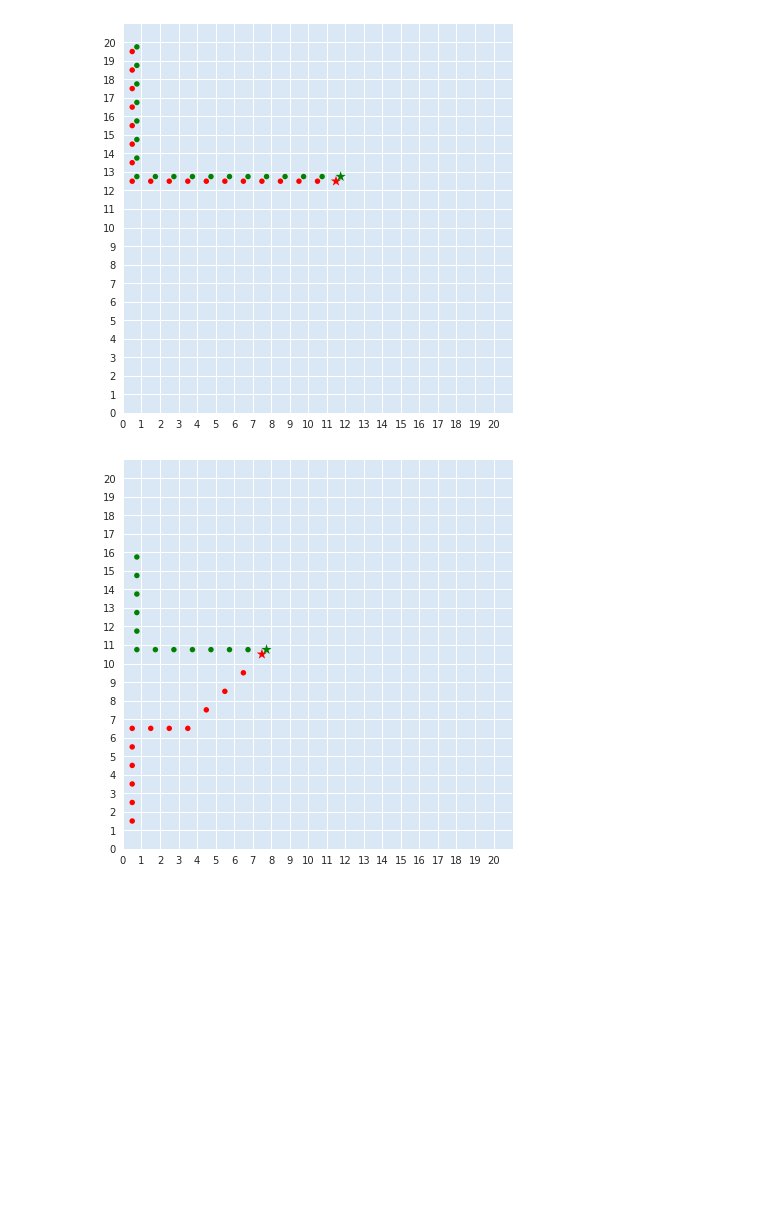
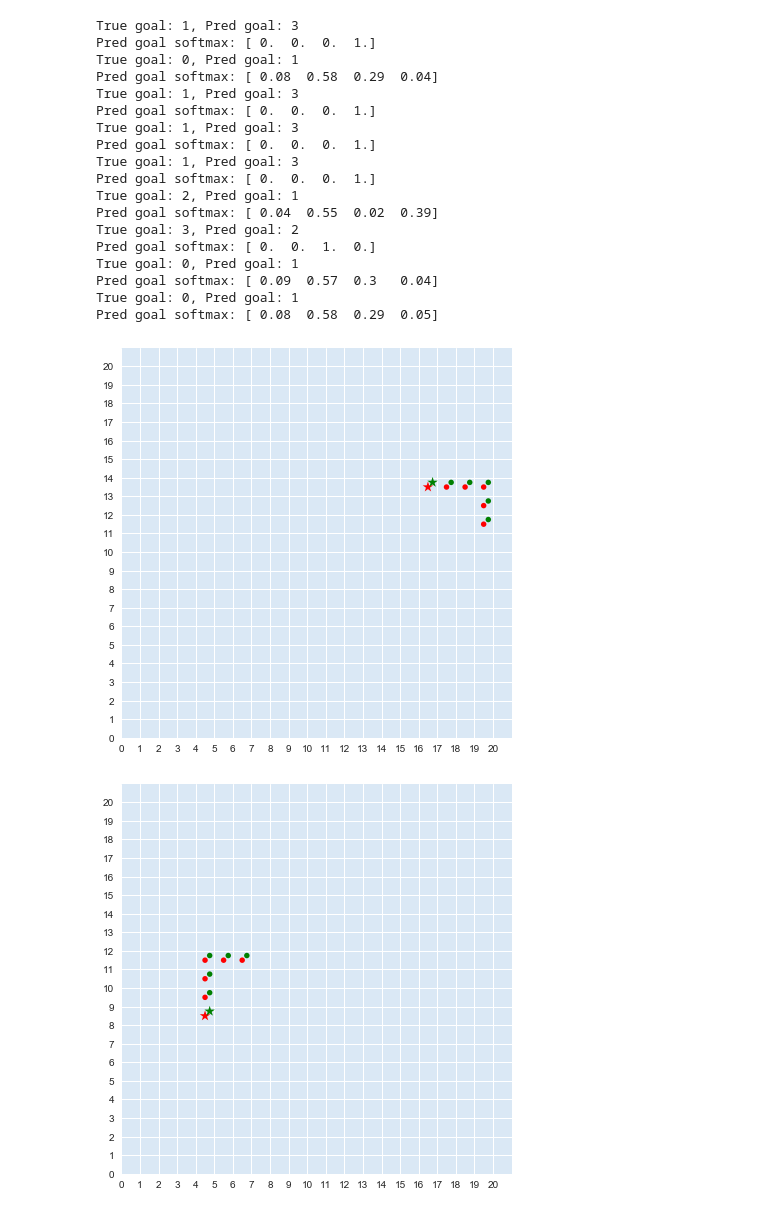
Before and after one commit to sharma-arjun/DirectedInfo-GAIL, a Jupyter notebook: plots/plot_trajectories.ipynb, the cells around one changed output. Saved outputs shown, nothing was run; the diff lists cells and outputs as text; code cells hidden in the pictures; blank space fills up the shorter version.

Commit message:
Update jupyter notebook with results.

```diff
--- a/plots/plot_trajectories.ipynb
+++ b/plots/plot_trajectories.ipynb
@@ -156,6 +156,10 @@ def plot_pickle_results(results_pkl_path, num_traj_to_plot=10):
                 np.argmax(results_dict['true_goal'][traj_idx]),
                 np.argmax(results_dict['pred_goal'][traj_idx])
             ))
+            print("Pred goal softmax: {}".format(np.array_str(
+                results_dict['pred_goal'][traj_idx],
+                precision=2,
+                suppress_small=True)))
 
             for j in range(traj_len):
                 x_true = results_dict['true_traj'][traj_idx][j][0].tolist()
@@ -171,6 +175,6 @@ def plot_pickle_results(results_pkl_path, num_traj_to_plot=10):
                             figsize=(6, 6))
 
 
-plot_pickle_results('../results/diverse_traj/results_lr_001_epoch_1000_save_freq_100/results_cp_500.pkl',
-                    num_traj_to_plot=10)
+plot_pickle_results('/tmp/mohit_please_work_2/results_cp_60.pkl',
+                    num_traj_to_plot=30)
 # %% [output]
@@ -187,2 +202,20 @@ True goal: 2, Pred goal: 2
+True goal: 1, Pred goal: 3
+Pred goal softmax: [ 0.  0.  0.  1.]
+True goal: 0, Pred goal: 1
+Pred goal softmax: [ 0.08  0.58  0.29  0.04]
+True goal: 1, Pred goal: 3
+Pred goal softmax: [ 0.  0.  0.  1.]
+True goal: 1, Pred goal: 3
+Pred goal softmax: [ 0.  0.  0.  1.]
+True goal: 1, Pred goal: 3
+Pred goal softmax: [ 0.  0.  0.  1.]
+True goal: 2, Pred goal: 1
+Pred goal softmax: [ 0.04  0.55  0.02  0.39]
+True goal: 3, Pred goal: 2
+Pred goal softmax: [ 0.  0.  1.  0.]
+True goal: 0, Pred goal: 1
+Pred goal softmax: [ 0.09  0.57  0.3   0.04]
+True goal: 0, Pred goal: 1
+Pred goal softmax: [ 0.08  0.58  0.29  0.05]
-[figure, old version]
+[figure, new version]
-[figure, old version]
+[figure, new version]
```
Also changed, not shown: parts of 2 cells of this notebook.
